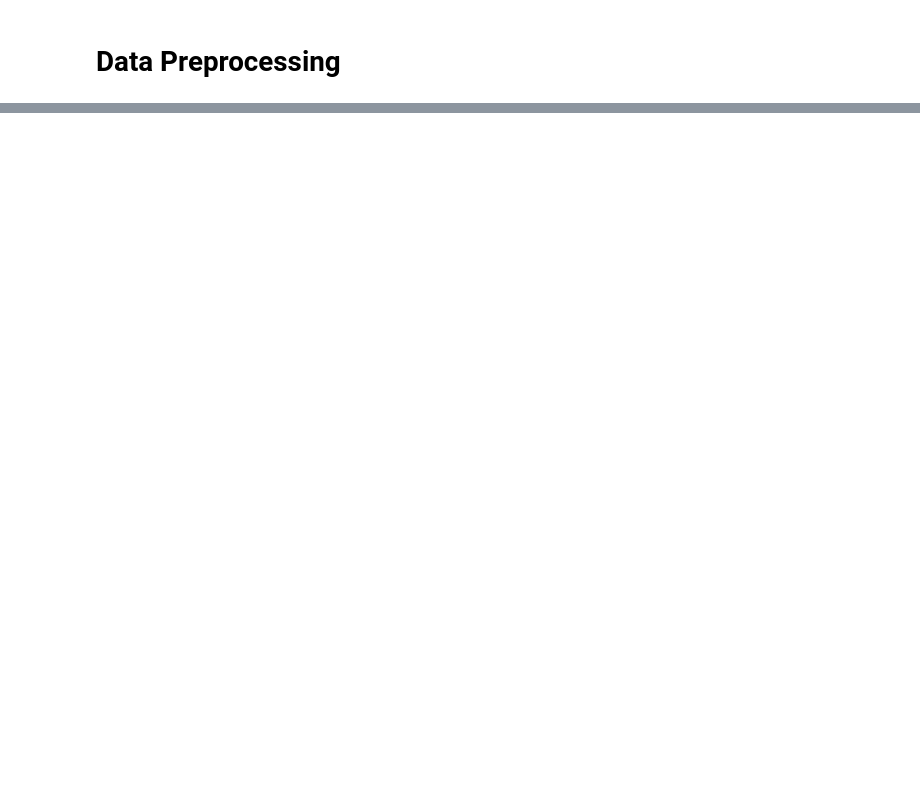
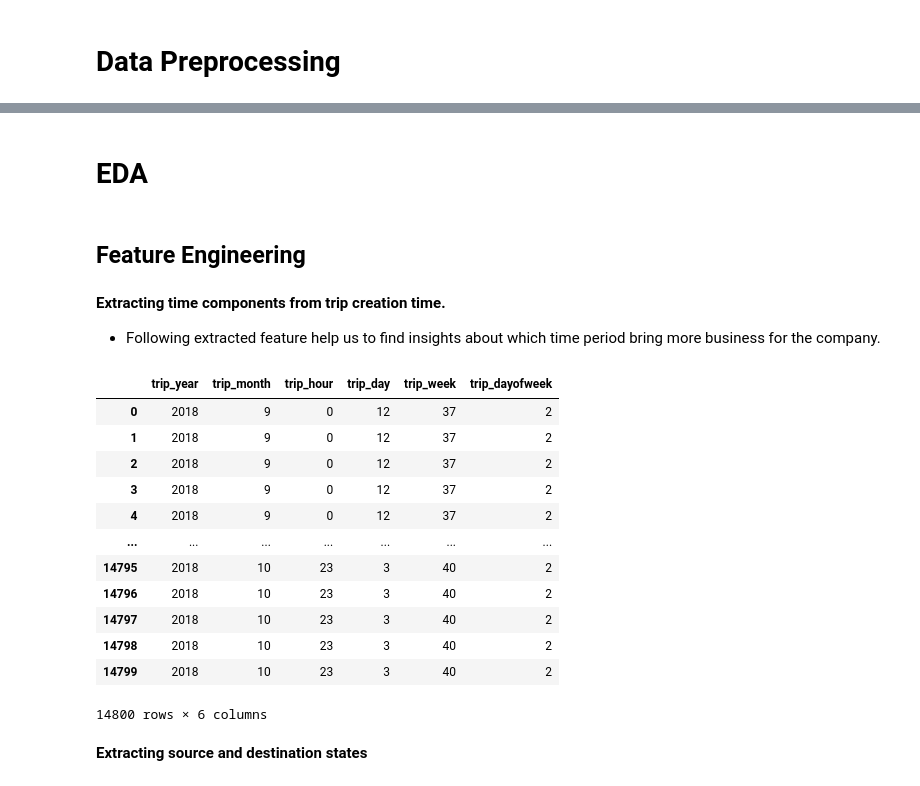
Before and after one commit to 9anubhavtyagi/delhivery_eda, a Jupyter notebook: delhivery_eda.ipynb, the cells around one changed output, grey strips where cells are left out. Saved outputs shown, nothing was run; the diff lists cells and outputs as text; code cells hidden in the pictures; blank space fills up the shorter version.

Commit message:
Data Preprocessing and Feature Engineering and Encoding Done.

```diff
--- a/delhivery_eda.ipynb
+++ b/delhivery_eda.ipynb
@@ -68,0 +287,3 @@ df.head()
+# %%
+trip = segment.groupby("trip_uuid").agg(trip_agg_dict).reset_index(drop=True)
+trip.head()
@@ -68,0 +322,3 @@ df.head()
+# %%
+trip.dropna(inplace=True)
+trip.shape
@@ -68,0 +331,2 @@ df.head()
+# %%
+trip.reset_index(drop=True, inplace=True)
@@ -68,0 +392,32 @@ df.head()
+# %% [markdown]
+# EDA
+# %% [markdown]
+## Feature Engineering
+# %% [markdown]
+**Extracting time components from trip creation time.**
+- Following extracted feature help us to find insights about which time period bring more business for the company.
+# %%
+trip['trip_year'] = trip['trip_creation_time'].dt.year
+trip['trip_month'] = trip['trip_creation_time'].dt.month
+trip['trip_hour'] = trip['trip_creation_time'].dt.hour
+trip['trip_day'] = trip['trip_creation_time'].dt.day
+trip['trip_week'] = trip['trip_creation_time'].dt.isocalendar().week
+trip['trip_dayofweek'] = trip['trip_creation_time'].dt.dayofweek
+# %%
+trip[["trip_year", "trip_month", "trip_hour", "trip_day", "trip_week", "trip_dayofweek"]]
+# %% [output]
+|  | trip_year | trip_month | trip_hour | trip_day | trip_week | trip_dayofweek |
+| 0 | 2018 | 9 | 0 | 12 | 37 | 2 |
+| 1 | 2018 | 9 | 0 | 12 | 37 | 2 |
+| 2 | 2018 | 9 | 0 | 12 | 37 | 2 |
+| 3 | 2018 | 9 | 0 | 12 | 37 | 2 |
+| 4 | 2018 | 9 | 0 | 12 | 37 | 2 |
+| ... | ... | ... | ... | ... | ... | ... |
+| 14795 | 2018 | 10 | 23 | 3 | 40 | 2 |
+| 14796 | 2018 | 10 | 23 | 3 | 40 | 2 |
+| 14797 | 2018 | 10 | 23 | 3 | 40 | 2 |
+| 14798 | 2018 | 10 | 23 | 3 | 40 | 2 |
+| 14799 | 2018 | 10 | 23 | 3 | 40 | 2 |
+14800 rows × 6 columns
+# %% [markdown]
+**Extracting source and destination states**
```
Also changed, not shown: parts of 74 cells of this notebook.
